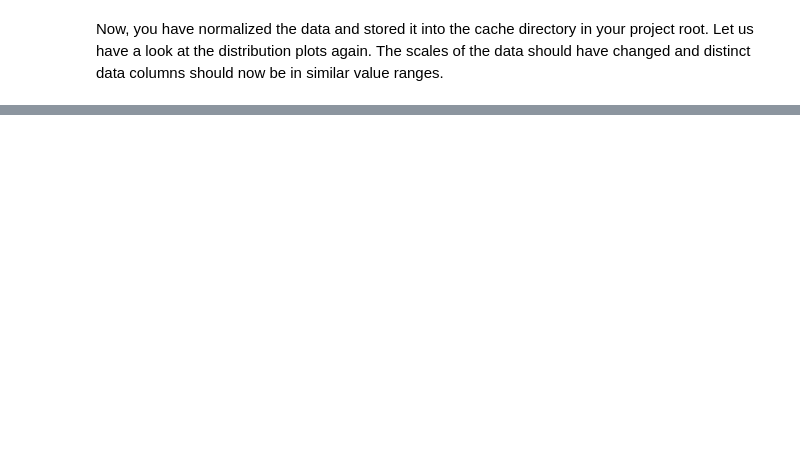
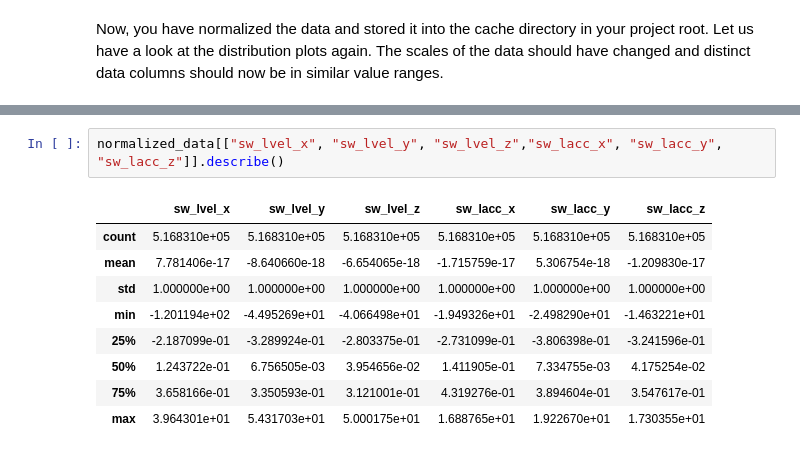
Before and after one commit to faweigend/wearable_mocap_data, a Jupyter notebook: scripts/VisualizeData.ipynb, the cells around one changed output, grey strips where cells are left out. Drawn from its saved outputs; the diff is of its cells as text; blank space fills up the shorter version.

```diff
--- a/scripts/VisualizeData.ipynb
+++ b/scripts/VisualizeData.ipynb
@@ -263,0 +339,12 @@ distributionPlot(normalized_data)
+# %%
+normalized_data[["sw_lvel_x", "sw_lvel_y", "sw_lvel_z","sw_lacc_x", "sw_lacc_y", "sw_lacc_z"]].describe()
+# %% [output]
+|  | sw_lvel_x | sw_lvel_y | sw_lvel_z | sw_lacc_x | sw_lacc_y | sw_lacc_z |
+| count | 5.168310e+05 | 5.168310e+05 | 5.168310e+05 | 5.168310e+05 | 5.168310e+05 | 5.168310e+05 |
+| mean | 7.781406e-17 | -8.640660e-18 | -6.654065e-18 | -1.715759e-17 | 5.306754e-18 | -1.209830e-17 |
+| std | 1.000000e+00 | 1.000000e+00 | 1.000000e+00 | 1.000000e+00 | 1.000000e+00 | 1.000000e+00 |
+| min | -1.201194e+02 | -4.495269e+01 | -4.066498e+01 | -1.949326e+01 | -2.498290e+01 | -1.463221e+01 |
+| 25% | -2.187099e-01 | -3.289924e-01 | -2.803375e-01 | -2.731099e-01 | -3.806398e-01 | -3.241596e-01 |
+| 50% | 1.243722e-01 | 6.756505e-03 | 3.954656e-02 | 1.411905e-01 | 7.334755e-03 | 4.175254e-02 |
+| 75% | 3.658166e-01 | 3.350593e-01 | 3.121001e-01 | 4.319276e-01 | 3.894604e-01 | 3.547617e-01 |
+| max | 3.964301e+01 | 5.431703e+01 | 5.000175e+01 | 1.688765e+01 | 1.922670e+01 | 1.730355e+01 |
```
Also changed, not shown: parts of 10 cells of this notebook.
